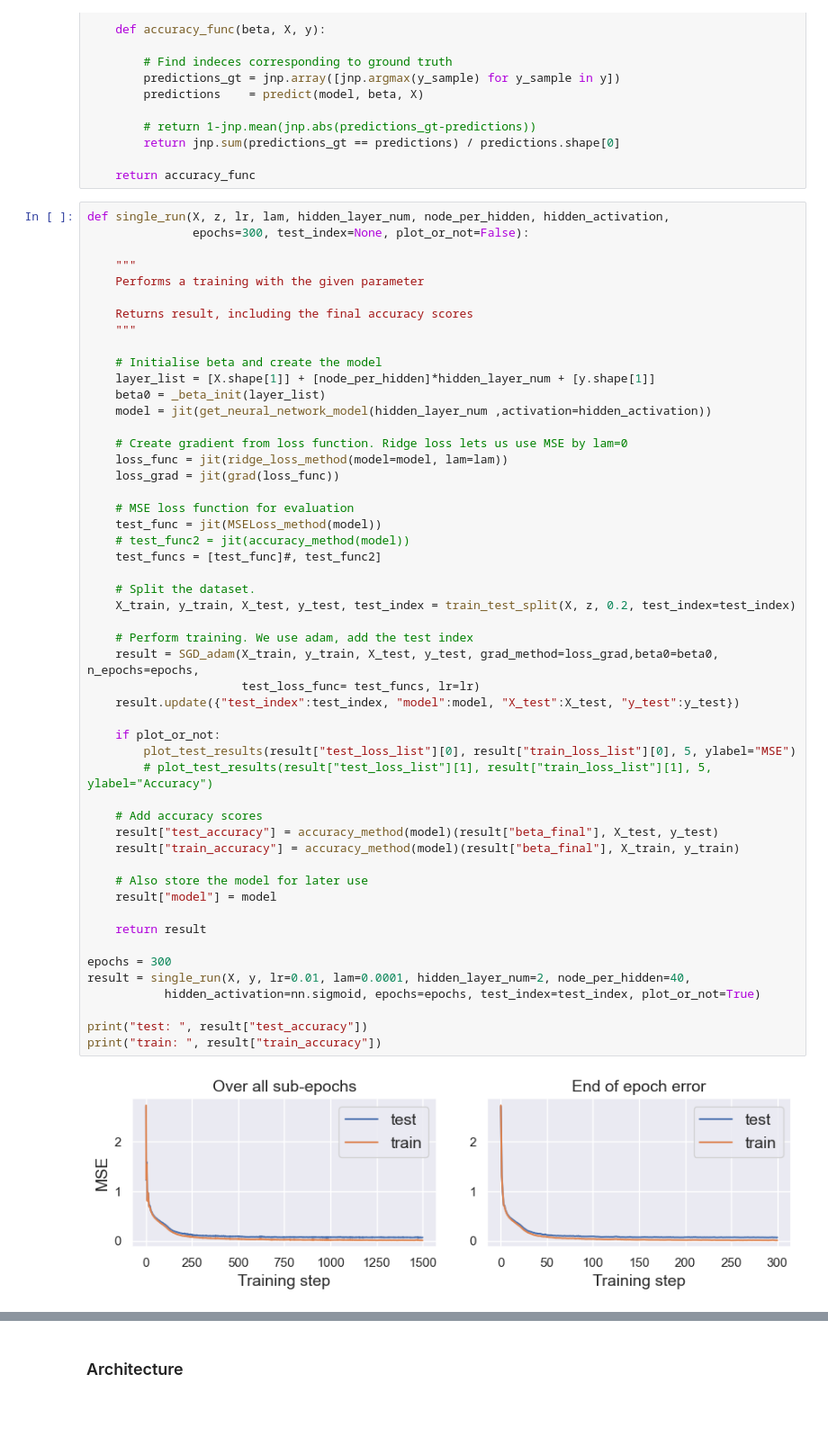
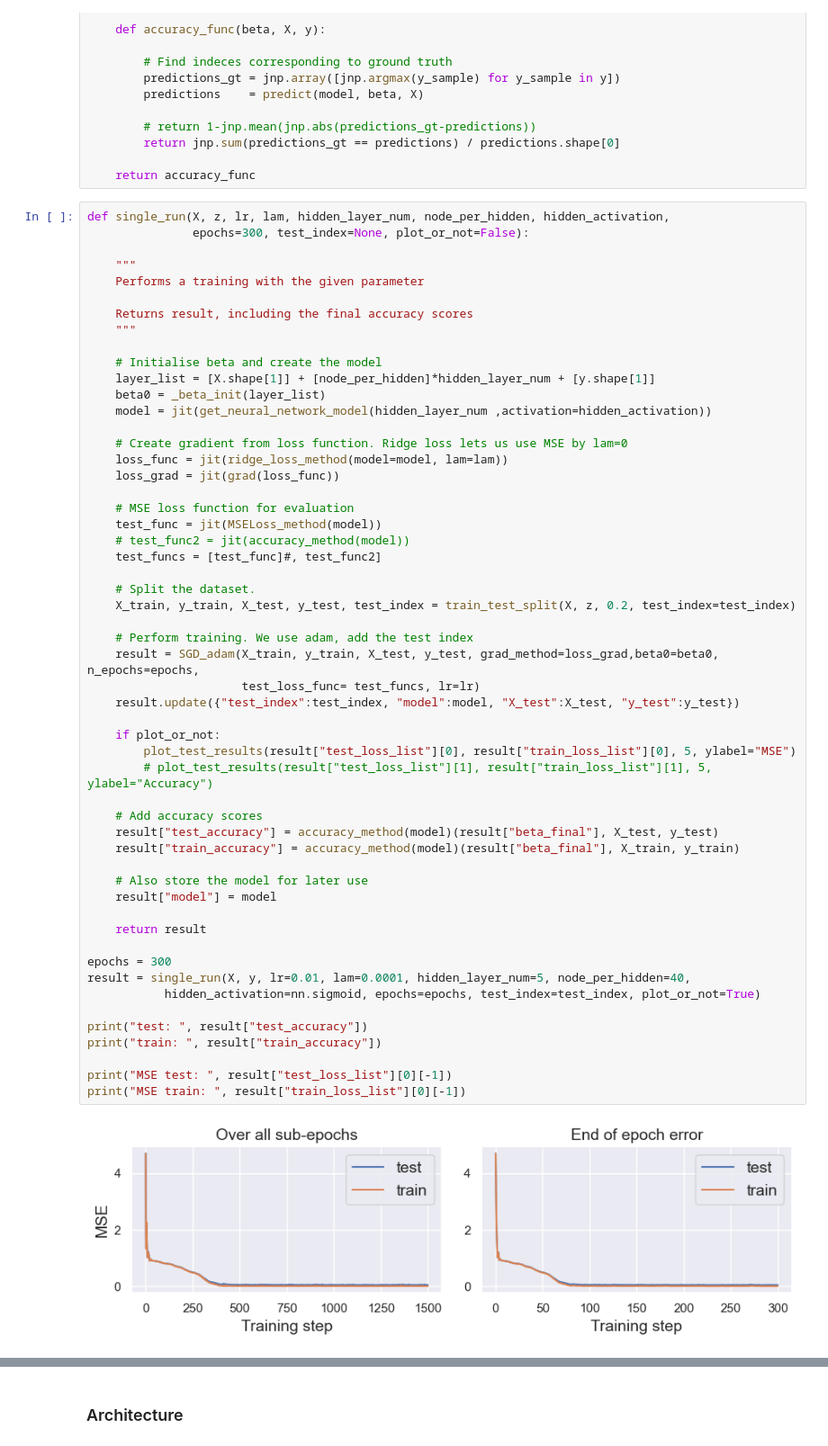
Before and after one commit to jonatanwins/Project3_FYS_STK4155, a Jupyter notebook: Runs/b_neural.ipynb, the cells around one changed output, grey strips where cells are left out. Shown at 90% size. Saved outputs shown, nothing was run; the diff lists cells and outputs as text; blank space fills up the shorter version.

```diff
--- a/Runs/b_neural.ipynb
+++ b/Runs/b_neural.ipynb
@@ -144,32 +144,35 @@ def single_run(X, z, lr, lam, hidden_layer_num, node_per_hidden, hidden_activati
     # test_func2 = jit(accuracy_method(model))
     test_funcs = [test_func]#, test_func2]
 
     # Split the dataset.
     X_train, y_train, X_test, y_test, test_index = train_test_split(X, z, 0.2, test_index=test_index)
 
     # Perform training. We use adam, add the test index
     result = SGD_adam(X_train, y_train, X_test, y_test, grad_method=loss_grad,beta0=beta0, n_epochs=epochs,
                       test_loss_func= test_funcs, lr=lr)
     result.update({"test_index":test_index, "model":model, "X_test":X_test, "y_test":y_test})
 
     if plot_or_not:
         plot_test_results(result["test_loss_list"][0], result["train_loss_list"][0], 5, ylabel="MSE")
         # plot_test_results(result["test_loss_list"][1], result["train_loss_list"][1], 5, ylabel="Accuracy")
 
     # Add accuracy scores
     result["test_accuracy"] = accuracy_method(model)(result["beta_final"], X_test, y_test)
     result["train_accuracy"] = accuracy_method(model)(result["beta_final"], X_train, y_train)
 
     # Also store the model for later use
     result["model"] = model
 
     return result
 
 epochs = 300
-result = single_run(X, y, lr=0.01, lam=0.0001, hidden_layer_num=2, node_per_hidden=40,
+result = single_run(X, y, lr=0.01, lam=0.0001, hidden_layer_num=5, node_per_hidden=40,
            hidden_activation=nn.sigmoid, epochs=epochs, test_index=test_index, plot_or_not=True)
 
 print("test: ", result["test_accuracy"])
 print("train: ", result["train_accuracy"])
+
+print("MSE test: ", result["test_loss_list"][0][-1])
+print("MSE train: ", result["train_loss_list"][0][-1])
 # %% [output]
-[figure, old version]
+[figure, new version]
```
Also changed, not shown: parts of 5 cells of this notebook, 5 other files.
